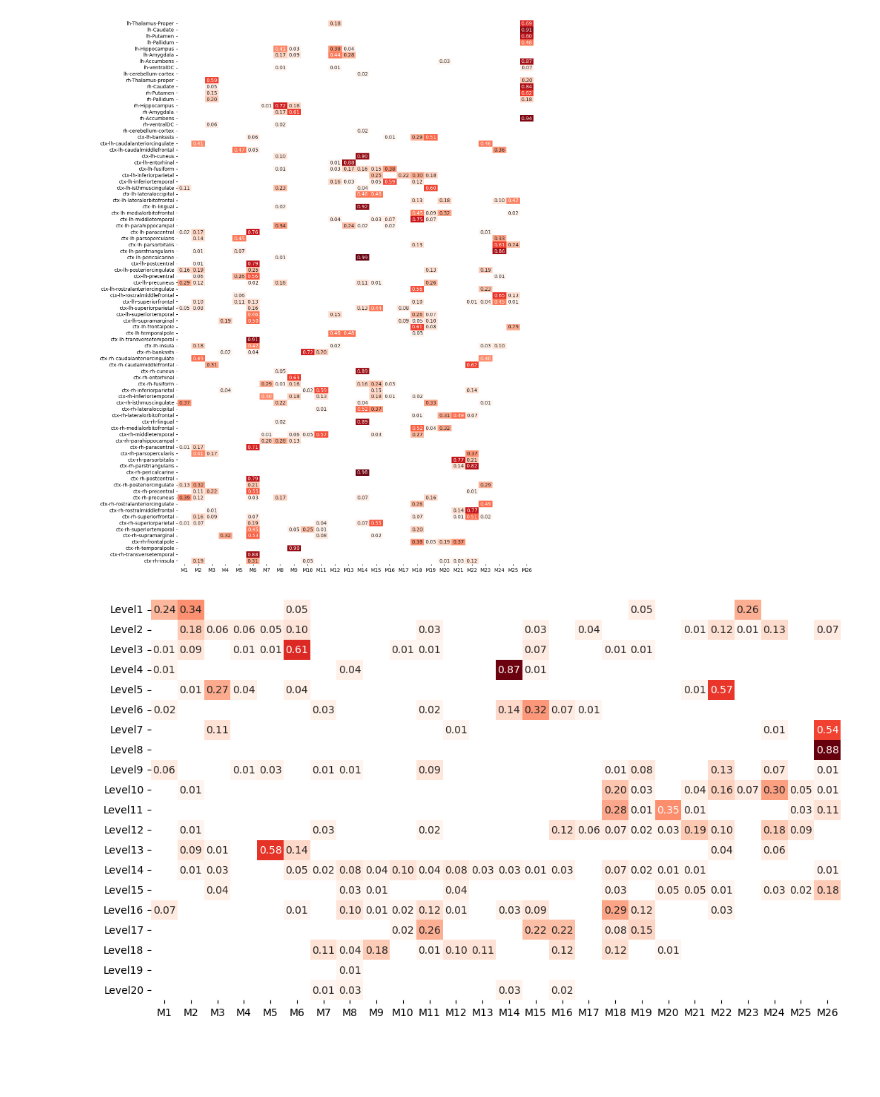
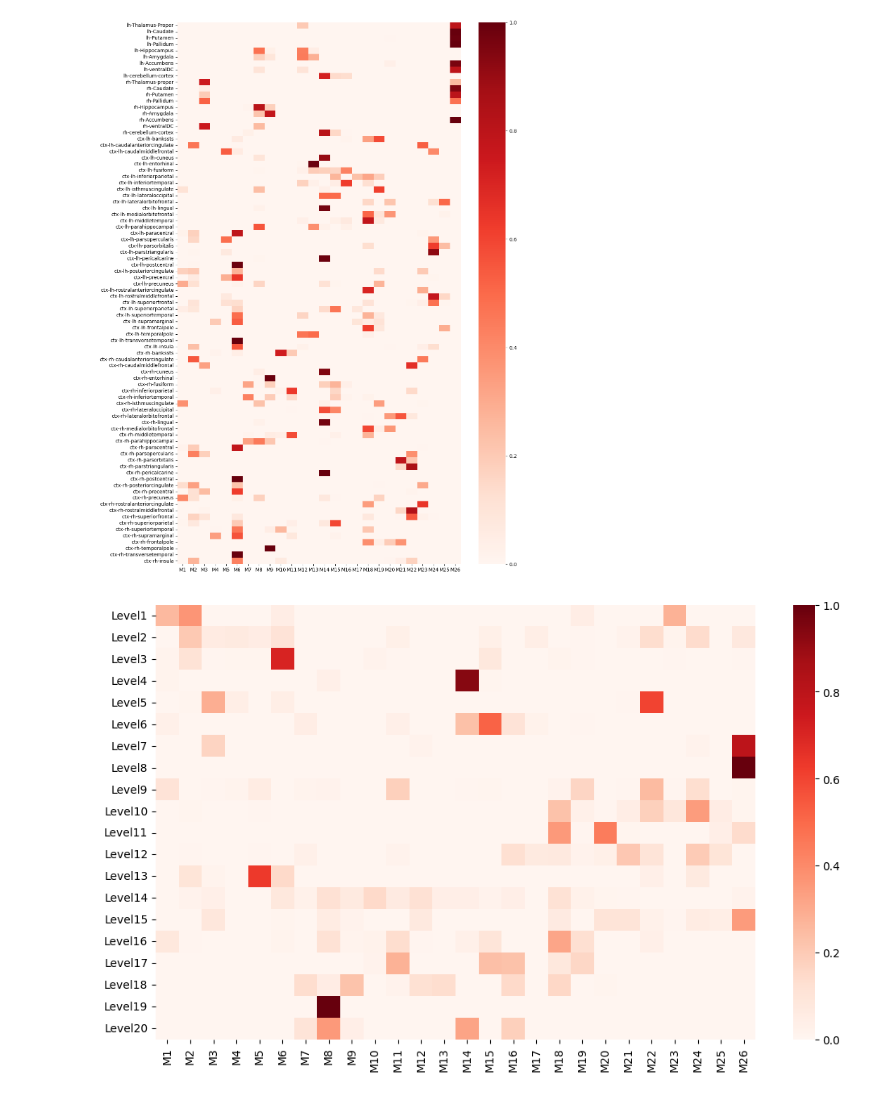
Before and after one commit to compneurobilbao/bha2, a Jupyter notebook: notebooks/07-overlapping-with-atlases.ipynb, the cells around one changed output. Drawn from its saved outputs; the diff is of its cells as text; code cells hidden in the pictures; blank space fills up the shorter version.

```diff
--- a/notebooks/07-overlapping-with-atlases.ipynb
+++ b/notebooks/07-overlapping-with-atlases.ipynb
@@ -80,6 +79,9 @@ plt.savefig(
 desikan = nib.load(
     os.path.join(project_path, "brain_templates", "atlases", "Desikan-killiany.nii.gz")
 )
+desikan_vol = desikan.get_fdata()
+desikan_vol_masked = desikan_vol * np.where(optimal_parcellation > 0, 1, 0)
+
 desikan_labels = np.loadtxt(
     os.path.join(project_path, "brain_templates", "atlases", "Desikan-killiany.txt"),
     dtype=str,
@@ -88,33 +90,28 @@ desikan_labels = np.loadtxt(
 
 desikan_table = pd.DataFrame(
     columns=desikan_labels,
-    index=np.array(["module" + str(i) for i in module_idx]),
+    index=np.array(["M" + str(i) for i in module_idx]),
     dtype=float,
 )
 
 for idx in module_idx:
     module_vol = optimal_parcellation == idx
     m_size = np.setdiff1d(np.unique(module_sizes[module_vol]), [0])
-    desikan_vol = desikan.get_fdata()
+
     if m_size > 5:
-        desikan_count = np.zeros((int(desikan_vol.max())))
-        for i in range(1, int(desikan_vol.max()) + 1):
-            desikan_mask = np.where(desikan_vol == i, 1, 0)
+        desikan_count = np.zeros((int(desikan_vol_masked.max())))
+        for i in range(1, int(desikan_vol_masked.max()) + 1):
+            desikan_mask = np.where(desikan_vol_masked == i, 1, 0)
             desikan_count[i - 1] = (desikan_mask * module_vol).sum() / (
                 desikan_mask.sum()
             )
         desikan_table.loc["M" + str(idx)] = desikan_count
-desikan_table = desikan_table.round(2)
-desikan_table = desikan_table.replace(0.0, np.nan)
-desikan_table.dropna(axis=0, how="all", inplace=True)
 
 fig = plt.figure(figsize=(13,20))
 sns.heatmap(
     pd.DataFrame.transpose(desikan_table),
     cmap="Reds",
-    cbar=False,
-    fmt=".2f",
-    annot=True,
+    cbar=True,
 )
 plt.savefig(
     os.path.join(
@@ -128,7 +125,7 @@ plt.savefig(
     format="svg",
 )
 # %% [output]
-[figure, old version]
+[figure, new version]
 # %%
 bha1 = nib.load(
     os.path.join(project_path, "brain_templates", "atlases", "BHA1_level20.nii.gz")
@@ -136,41 +133,39 @@ bha1 = nib.load(
 bha1_labels = np.loadtxt(
     os.path.join(project_path, "brain_templates", "atlases", "BHA1_level20.txt"),
     dtype=str,
 )
-
+bha1_vol = bha1.get_fdata()
+bha1_vol_masked = bha1_vol * np.where(optimal_parcellation > 0, 1, 0)
 
 bha1_table = pd.DataFrame(
     columns=bha1_labels,
-    index=np.array(["module" + str(i) for i in module_idx]),
+    index=np.array(["M" + str(i) for i in module_idx]),
     dtype=float,
 )
 
 for idx in module_idx:
     module_vol = optimal_parcellation == idx
     m_size = np.setdiff1d(np.unique(module_sizes[module_vol]), [0])
-    bha1_vol = bha1.get_fdata()
+
     if m_size > 5:
-        bha1_count = np.zeros((int(bha1_vol.max())))
-        for i in range(1, int(bha1_vol.max()) + 1):
-            bha1_mask = np.where(bha1_vol == i, 1, 0)
+        bha1_count = np.zeros((int(bha1_vol_masked.max())))
+        for i in range(1, int(bha1_vol_masked.max()) + 1):
+            bha1_mask = np.where(bha1_vol_masked == i, 1, 0)
             bha1_count[i - 1] = (bha1_mask * module_vol).sum() / (bha1_mask.sum())
         bha1_table.loc["M" + str(idx)] = bha1_count
-bha1_table = bha1_table.round(2)
-bha1_table = bha1_table.replace(0.0, np.nan)
-bha1_table.dropna(axis=0, how="all", inplace=True)
 
 fig = plt.figure(figsize=(12,7))
-sns.heatmap(pd.DataFrame.transpose(bha1_table), cmap="Reds", cbar=False, fmt=".2f", annot=True)
+sns.heatmap(pd.DataFrame.transpose(bha1_table), cmap="Reds", cbar=True)
 plt.savefig(
     os.path.join(
         project_path,
         "data",
         "figures",
         "optimal_parcellation_BHA1.svg",
     ),
     dpi=300,
     bbox_inches="tight",
     format="svg",
 )
 # %% [output]
-[figure, old version]
+[figure, new version]
```
Also changed, not shown: parts of 1 cell of this notebook, 6 other files.
